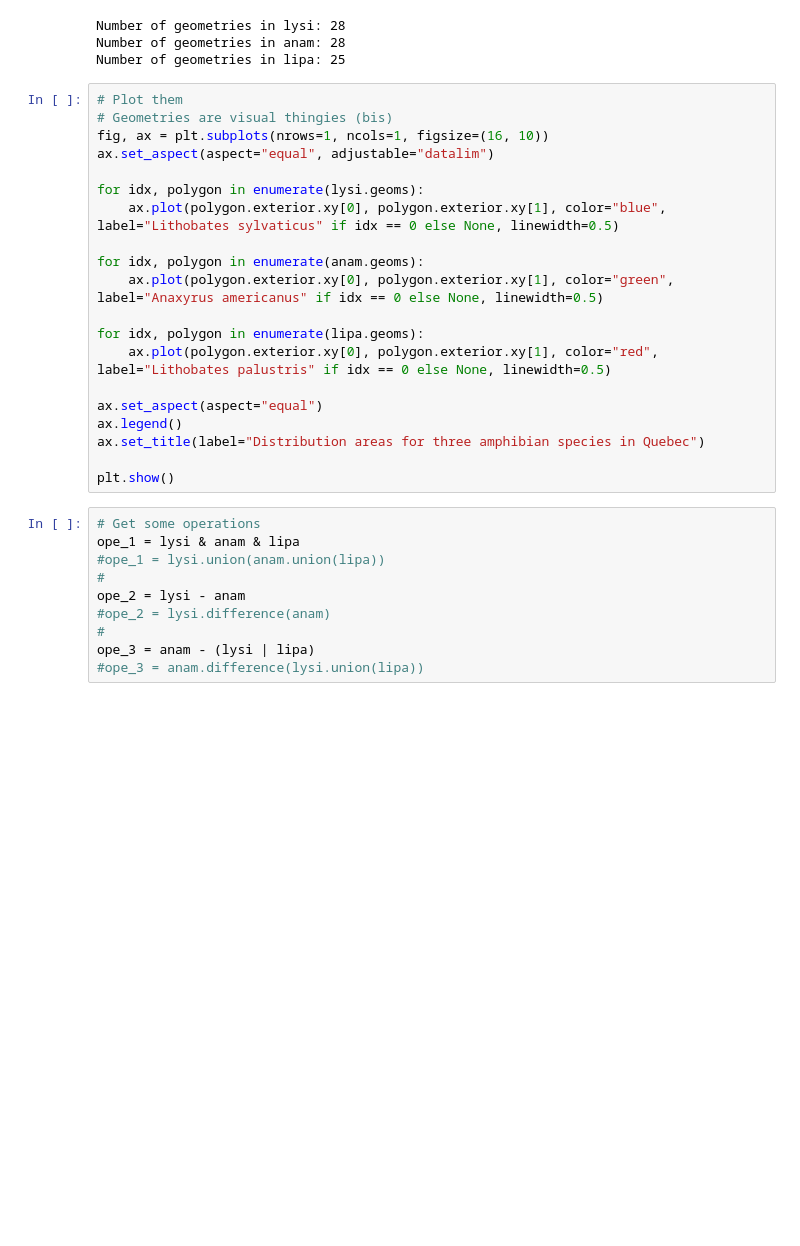
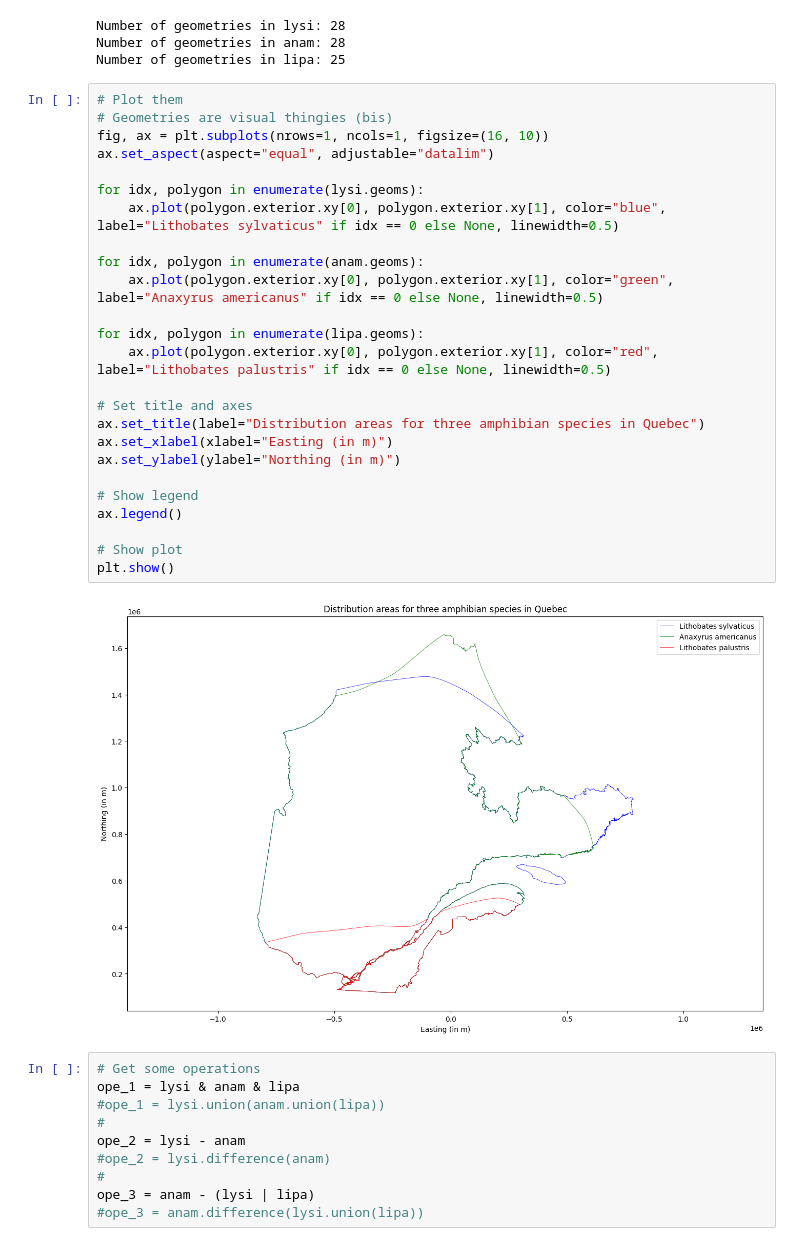
Before and after one commit to aminem0/pywork, a Jupyter notebook: notebooks/jupy06-shapely.ipynb, the cells around one changed output. Cells and saved outputs as stored; diff of their text form; blank space fills up the shorter version.

```diff
--- a/notebooks/jupy06-shapely.ipynb
+++ b/notebooks/jupy06-shapely.ipynb
@@ -416,23 +463,30 @@ Number of geometries in lipa: 25
 # %%
 # Plot them
 # Geometries are visual thingies (bis)
 fig, ax = plt.subplots(nrows=1, ncols=1, figsize=(16, 10))
 ax.set_aspect(aspect="equal", adjustable="datalim")
 
 for idx, polygon in enumerate(lysi.geoms):
     ax.plot(polygon.exterior.xy[0], polygon.exterior.xy[1], color="blue", label="Lithobates sylvaticus" if idx == 0 else None, linewidth=0.5)
 
 for idx, polygon in enumerate(anam.geoms):
     ax.plot(polygon.exterior.xy[0], polygon.exterior.xy[1], color="green", label="Anaxyrus americanus" if idx == 0 else None, linewidth=0.5)
 
 for idx, polygon in enumerate(lipa.geoms):
     ax.plot(polygon.exterior.xy[0], polygon.exterior.xy[1], color="red", label="Lithobates palustris" if idx == 0 else None, linewidth=0.5)
 
-ax.set_aspect(aspect="equal")
+# Set title and axes
+ax.set_title(label="Distribution areas for three amphibian species in Quebec")
+ax.set_xlabel(xlabel="Easting (in m)")
+ax.set_ylabel(ylabel="Northing (in m)")
+
+# Show legend
 ax.legend()
-ax.set_title(label="Distribution areas for three amphibian species in Quebec")
 
+# Show plot
 plt.show()
+# %% [output]
+[figure, added]
 # %%
 # Get some operations
 ope_1 = lysi & anam & lipa
```
Also changed, not shown: parts of 38 cells of this notebook, 6 other files.
